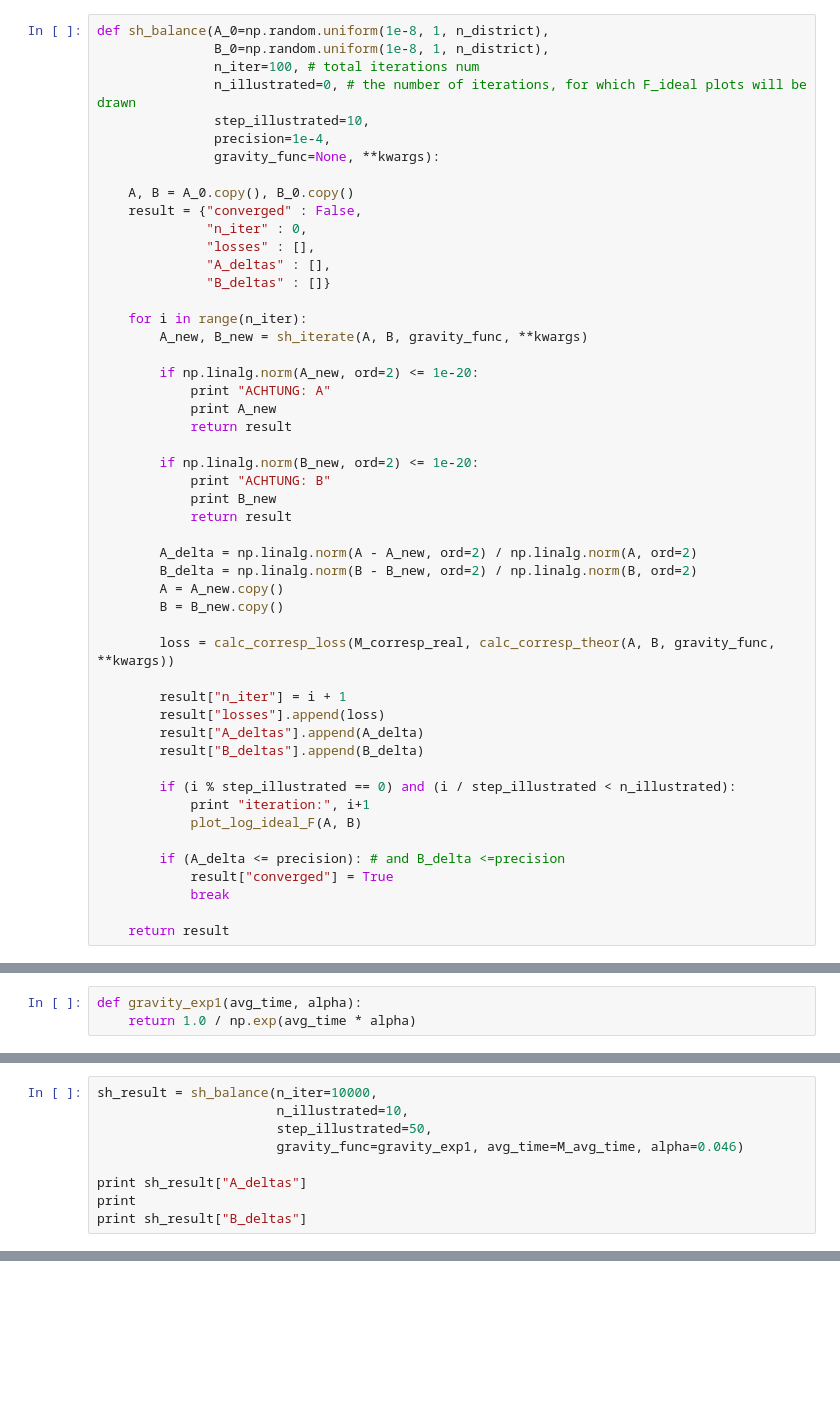
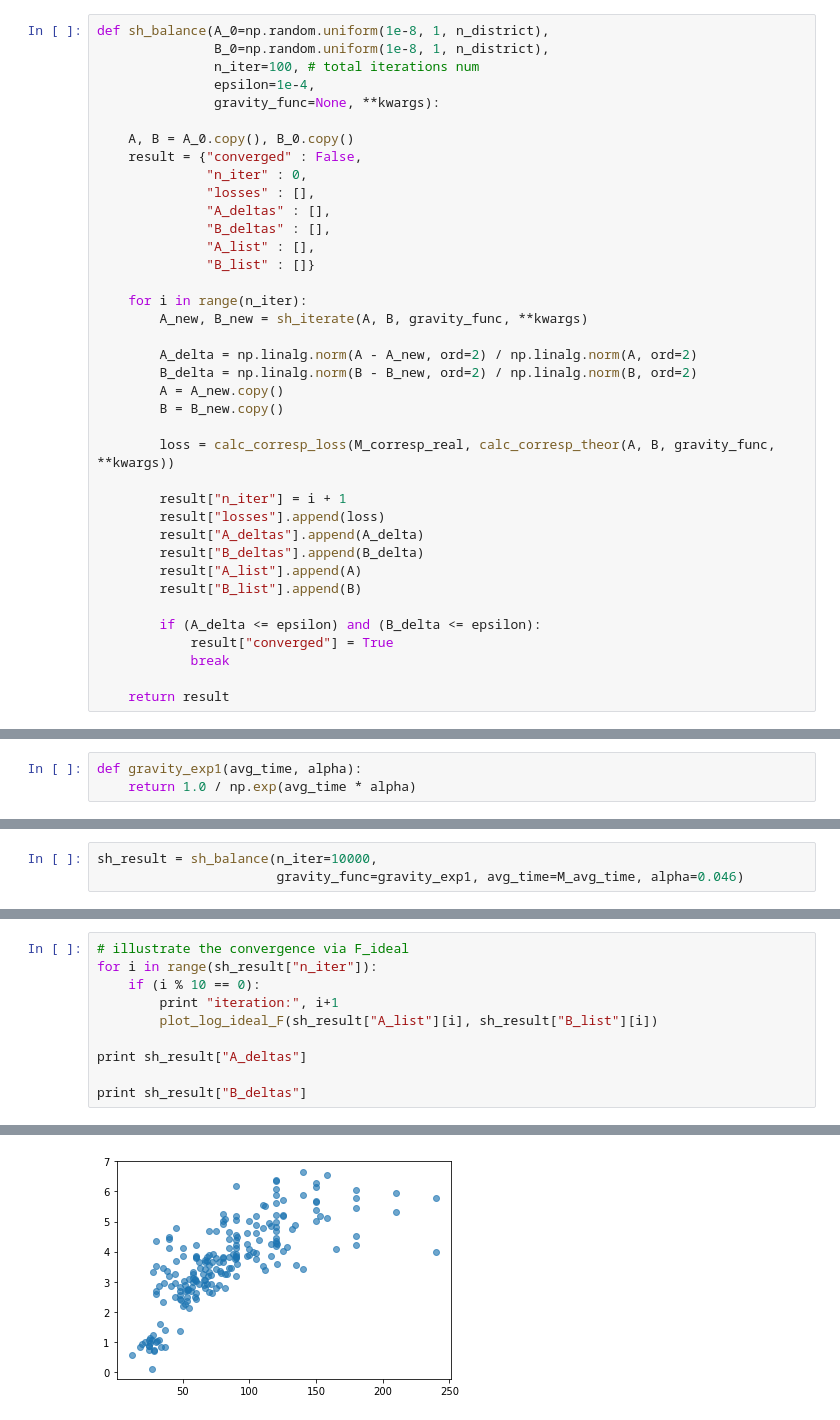
Before and after one commit to ArthurSamuelyan/CorrMatrix, a Jupyter notebook: corr_matrix.ipynb, the cells around one changed output, grey strips where cells are left out. Saved outputs shown, nothing was run; the diff lists cells and outputs as text; blank space fills up the shorter version.

Commit message:
Done epsilon optimization for simple model

```diff
--- a/corr_matrix.ipynb
+++ b/corr_matrix.ipynb
@@ -160,9 +171,7 @@ def sh_iterate(A, B, gravity_func, **kwargs):
 def sh_balance(A_0=np.random.uniform(1e-8, 1, n_district),
                B_0=np.random.uniform(1e-8, 1, n_district),
                n_iter=100, # total iterations num
-               n_illustrated=0, # the number of iterations, for which F_ideal plots will be drawn
-               step_illustrated=10,
-               precision=1e-4,
+               epsilon=1e-4,
                gravity_func=None, **kwargs):
 
     A, B = A_0.copy(), B_0.copy()
@@ -170,20 +179,12 @@ def sh_balance(A_0=np.random.uniform(1e-8, 1, n_district),
               "n_iter" : 0,
               "losses" : [],
               "A_deltas" : [],
-              "B_deltas" : []}
+              "B_deltas" : [],
+              "A_list" : [],
+              "B_list" : []}
 
     for i in range(n_iter):
         A_new, B_new = sh_iterate(A, B, gravity_func, **kwargs)
-
-        if np.linalg.norm(A_new, ord=2) <= 1e-20:
-            print "ACHTUNG: A"
-            print A_new
-            return result
-
-        if np.linalg.norm(B_new, ord=2) <= 1e-20:
-            print "ACHTUNG: B"
-            print B_new
-            return result
 
         A_delta = np.linalg.norm(A - A_new, ord=2) / np.linalg.norm(A, ord=2)
         B_delta = np.linalg.norm(B - B_new, ord=2) / np.linalg.norm(B, ord=2)
@@ -196,12 +197,10 @@ def sh_balance(A_0=np.random.uniform(1e-8, 1, n_district),
         result["losses"].append(loss)
         result["A_deltas"].append(A_delta)
         result["B_deltas"].append(B_delta)
+        result["A_list"].append(A)
+        result["B_list"].append(B)
 
-        if (i % step_illustrated == 0) and (i / step_illustrated < n_illustrated):
-            print "iteration:", i+1
-            plot_log_ideal_F(A, B)
-
-        if (A_delta <= precision): # and B_delta <=precision
+        if (A_delta <= epsilon) and (B_delta <= epsilon):
             result["converged"] = True
             break
 
@@ -223,9 +218,3 @@ print A_n.shape, B_n.shape
 # %%
 sh_result = sh_balance(n_iter=10000,
-                       n_illustrated=10,
-                       step_illustrated=50,
                        gravity_func=gravity_exp1, avg_time=M_avg_time, alpha=0.046)
-
-print sh_result["A_deltas"]
-print
-print sh_result["B_deltas"]
@@ -237,0 +221,11 @@ iteration: 1
+# %%
+# illustrate the convergence via F_ideal
+for i in range(sh_result["n_iter"]):
+    if (i % 10 == 0):
+        print "iteration:", i+1
+        plot_log_ideal_F(sh_result["A_list"][i], sh_result["B_list"][i])
+
+print sh_result["A_deltas"]
+
+print sh_result["B_deltas"]
+# %% [output]
@@ -237,0 +233 @@ iteration: 1
+[figure, added]
```
Also changed, not shown: parts of 19 cells of this notebook.
